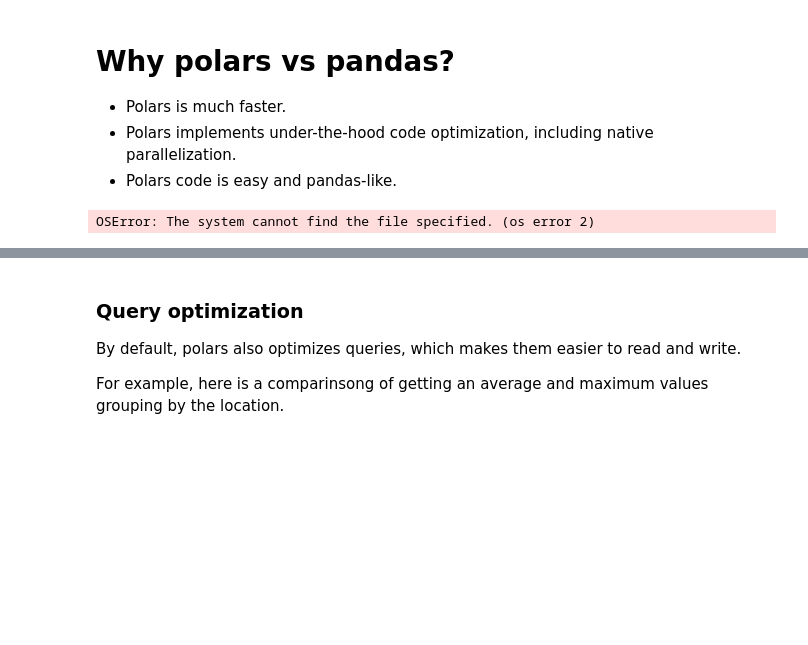
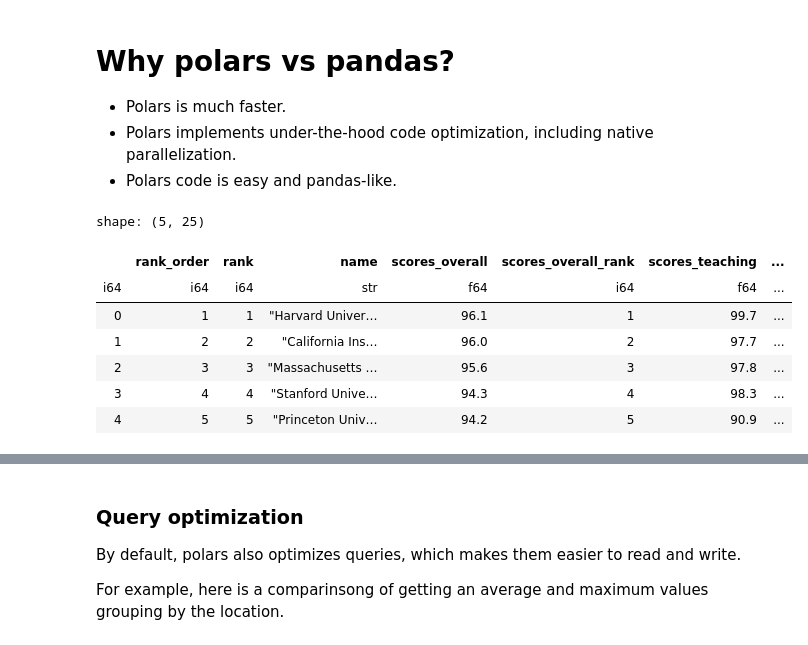
Before and after one commit to CalesSla/Polars_library, a Jupyter notebook: Polars_vs_Pandas_(quick_overview).ipynb, the cells around one changed output, grey strips where cells are left out. Saved outputs shown, nothing was run; the diff lists cells and outputs as text; code cells hidden in the pictures; blank space fills up the shorter version.

```diff
--- a/Polars_vs_Pandas_(quick_overview).ipynb
+++ b/Polars_vs_Pandas_(quick_overview).ipynb
@@ -23,10 +23,17 @@ from IPython.display import Image
 # %%
 # Sample dataset ~ 14000 rows and 20 columns
 
-csv_file = 'RankingsCombined.csv'
+csv_file = 'datasets/RankingsCombined.csv'
 pl.scan_csv(csv_file, ignore_errors=True).head(5).collect()
 # %% [output]
-OSError: The system cannot find the file specified. (os error 2)
+shape: (5, 25)
+|  | rank_order | rank | name | scores_overall | scores_overall_rank | scores_teaching | ... |
+| i64 | i64 | i64 | str | f64 | i64 | f64 | ... |
+| 0 | 1 | 1 | "Harvard Univer… | 96.1 | 1 | 99.7 | ... |
+| 1 | 2 | 2 | "California Ins… | 96.0 | 2 | 97.7 | ... |
+| 2 | 3 | 3 | "Massachusetts … | 95.6 | 3 | 97.8 | ... |
+| 3 | 4 | 4 | "Stanford Unive… | 94.3 | 4 | 98.3 | ... |
+| 4 | 5 | 5 | "Princeton Univ… | 94.2 | 5 | 90.9 | ... |
 # %%
 # Polars data read performance
 
```
Also changed, not shown: parts of 6 cells of this notebook.
